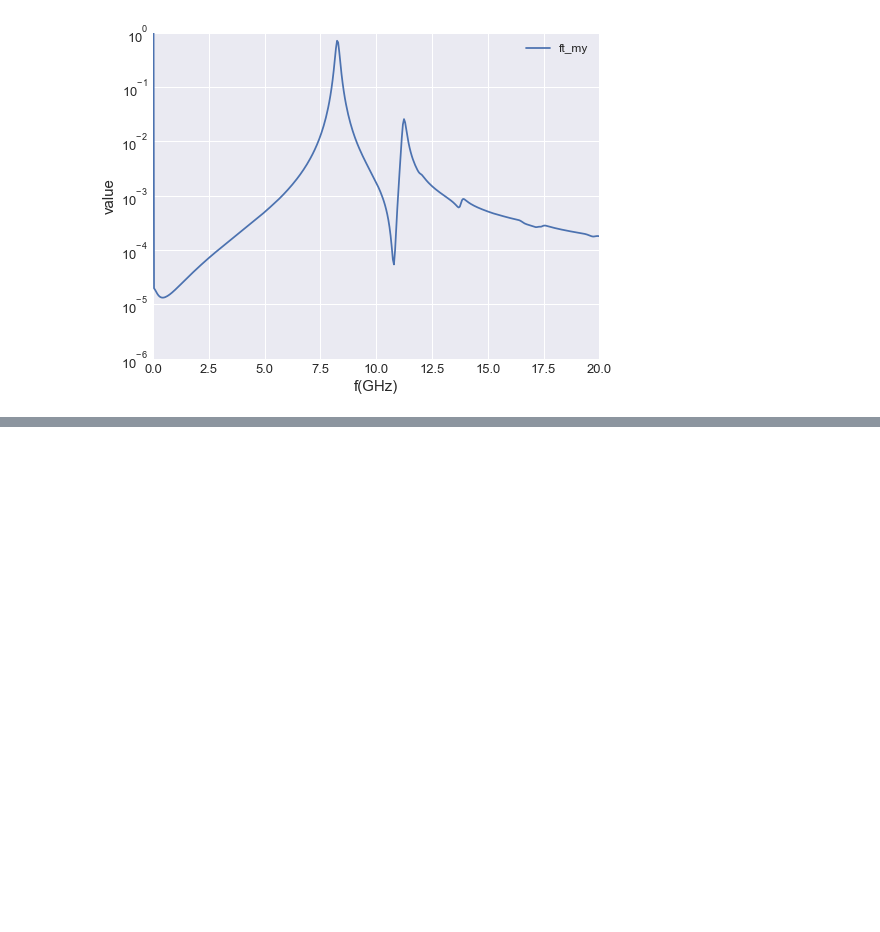
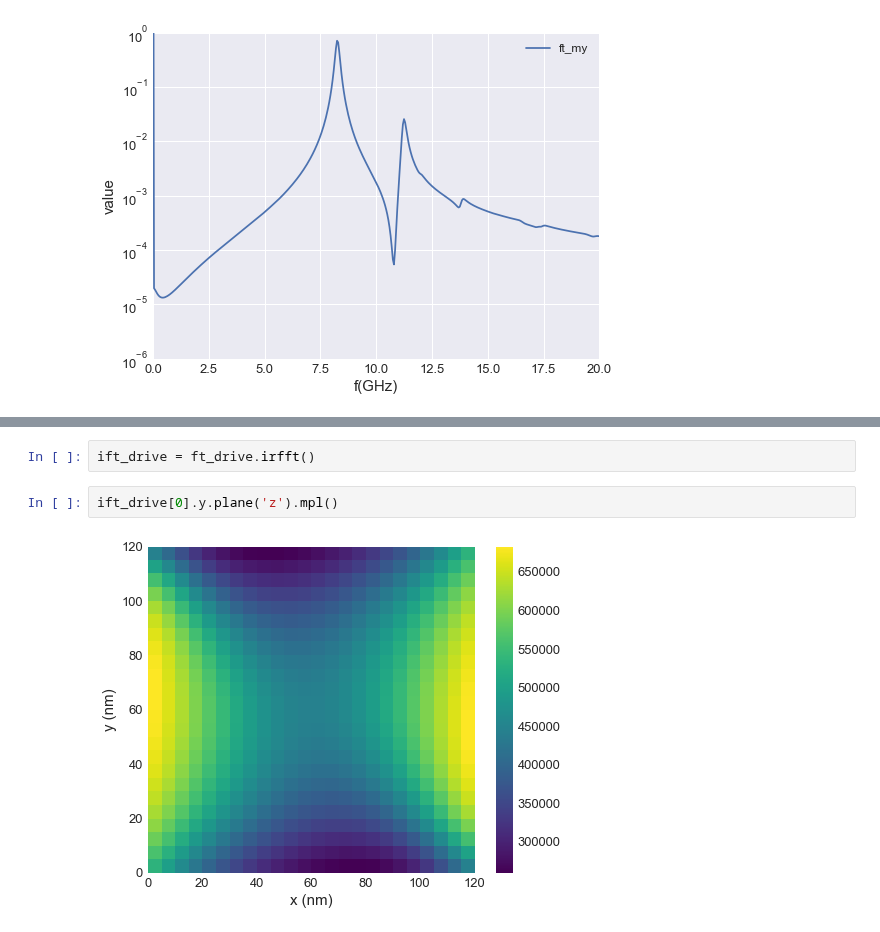
Before and after one commit to ubermag/micromagneticdata, a Jupyter notebook: dev/FFT Development.ipynb, the cells around one changed output, grey strips where cells are left out. Drawn from its saved outputs; the diff is of its cells as text; blank space fills up the shorter version.

```diff
--- a/dev/FFT Development.ipynb
+++ b/dev/FFT Development.ipynb
@@ -292,0 +117,6 @@ plt.yscale("log")
+# %%
+ift_drive = ft_drive.irfft()
+# %%
+ift_drive[0].y.plane('z').mpl()
+# %% [output]
+[figure, added]
```
Also changed, not shown: parts of 42 cells of this notebook, 1 other file.
